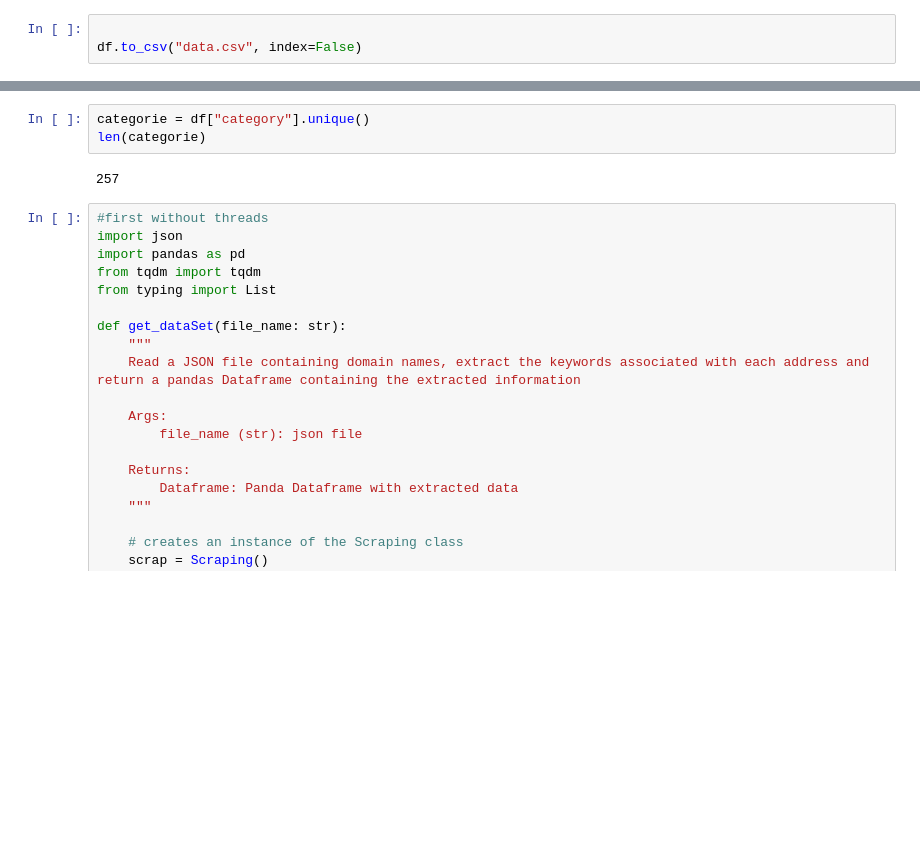
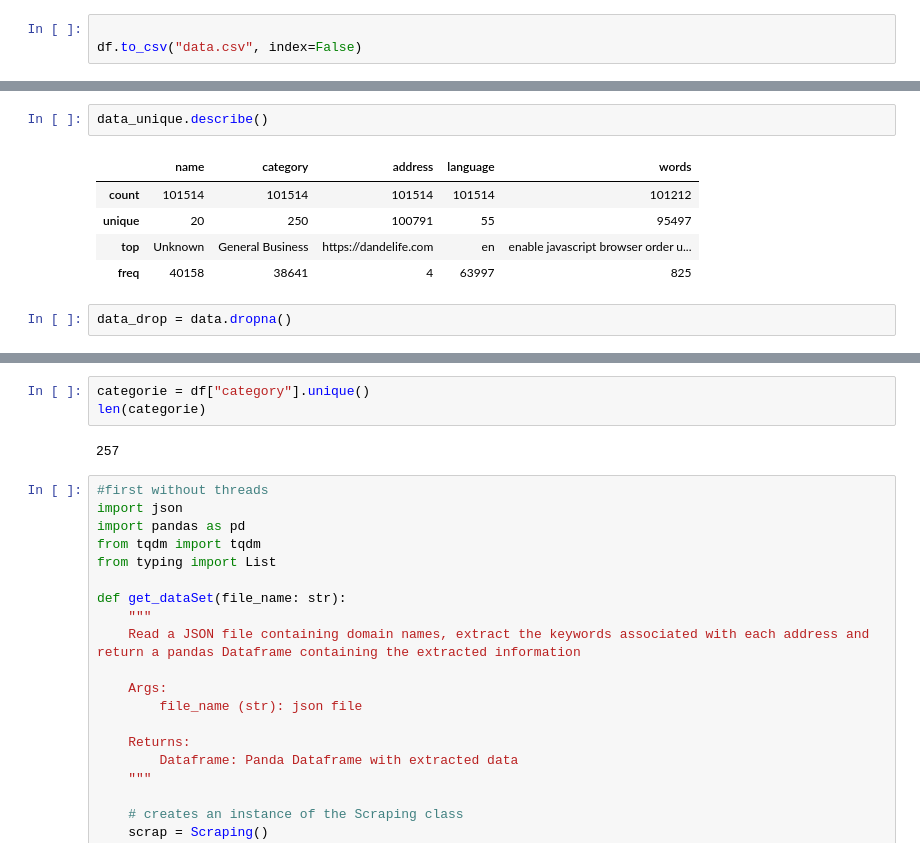
Before and after one commit to Steve2404/Praktikum, a Jupyter notebook: Projekt/scraping_file.ipynb, the cells around one changed output, grey strips where cells are left out. Cells and saved outputs as stored; diff of their text form; blank space fills up the shorter version.

```diff
--- a/Projekt/scraping_file.ipynb
+++ b/Projekt/scraping_file.ipynb
@@ -315,0 +371,10 @@ df = pd.read_csv("DataSete.csv")
+# %%
+data_unique.describe()
+# %% [output]
+|  | name | category | address | language | words |
+| count | 101514 | 101514 | 101514 | 101514 | 101212 |
+| unique | 20 | 250 | 100791 | 55 | 95497 |
+| top | Unknown | General Business | https://dandelife.com | en | enable javascript browser order u... |
+| freq | 40158 | 38641 | 4 | 63997 | 825 |
+# %%
+data_drop = data.dropna()
```
Also changed, not shown: parts of 20 cells of this notebook, 4 other files.
